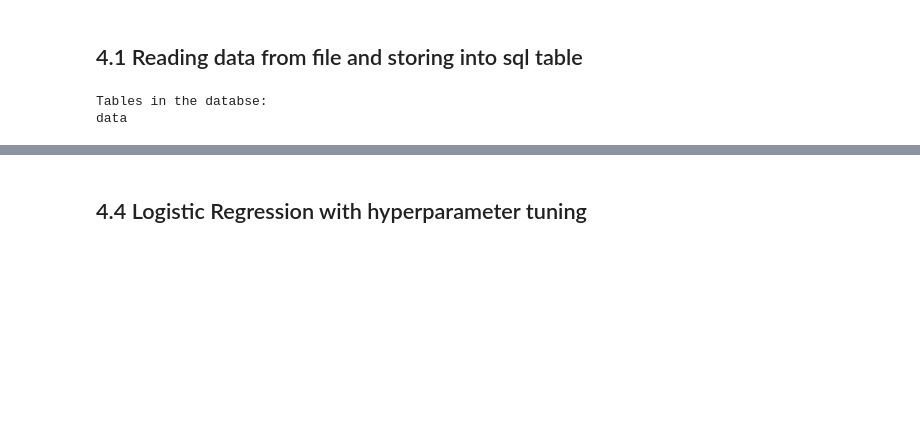
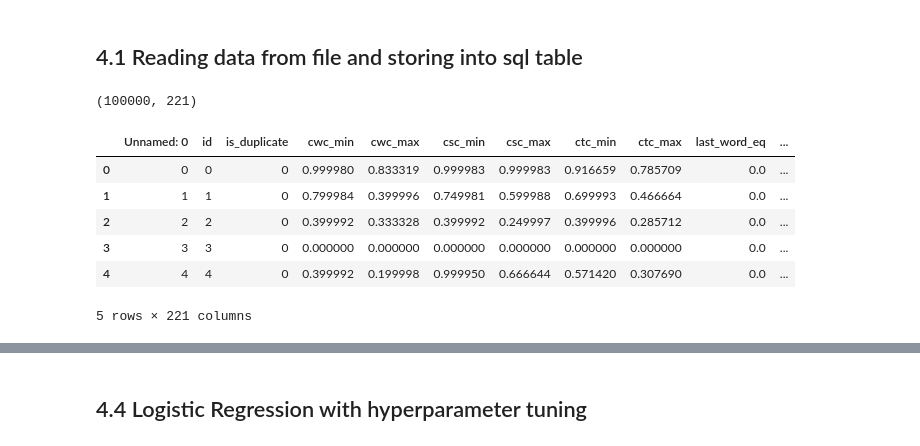
Before and after one commit to atharvabhide/Quora-Question-Pair-Similarity, a Jupyter notebook: notebooks/4_ML_models.ipynb, the cells around one changed output, grey strips where cells are left out. Drawn from its saved outputs; the diff is of its cells as text; code cells hidden in the pictures; blank space fills up the shorter version.

```diff
--- a/notebooks/4_ML_models.ipynb
+++ b/notebooks/4_ML_models.ipynb
@@ -95,8 +55,0 @@ def checkTableExists(dbcon):
-# %%
-read_db = 'train.db'
-conn_r = create_connection(read_db)
-checkTableExists(conn_r)
-conn_r.close()
-# %% [output]
-Tables in the databse:
-data
@@ -115,3 +58,15 @@ if os.path.isfile(read_db):
+# %%
+print(data.shape)
+data.head()
+# %% [output]
+(100000, 221)
+|  | Unnamed: 0 | id | is_duplicate | cwc_min | cwc_max | csc_min | csc_max | ctc_min | ctc_max | last_word_eq | ... |
+| 0 | 0 | 0 | 0 | 0.999980 | 0.833319 | 0.999983 | 0.999983 | 0.916659 | 0.785709 | 0.0 | ... |
+| 1 | 1 | 1 | 0 | 0.799984 | 0.399996 | 0.749981 | 0.599988 | 0.699993 | 0.466664 | 0.0 | ... |
+| 2 | 2 | 2 | 0 | 0.399992 | 0.333328 | 0.399992 | 0.249997 | 0.399996 | 0.285712 | 0.0 | ... |
+| 3 | 3 | 3 | 0 | 0.000000 | 0.000000 | 0.000000 | 0.000000 | 0.000000 | 0.000000 | 0.0 | ... |
+| 4 | 4 | 4 | 0 | 0.399992 | 0.199998 | 0.999950 | 0.666644 | 0.571420 | 0.307690 | 0.0 | ... |
+5 rows × 221 columns
 # %%
 # remove the first row
 data.drop(data.index[0], inplace=True)
```
Also changed, not shown: parts of 37 cells of this notebook, 17 other files.
